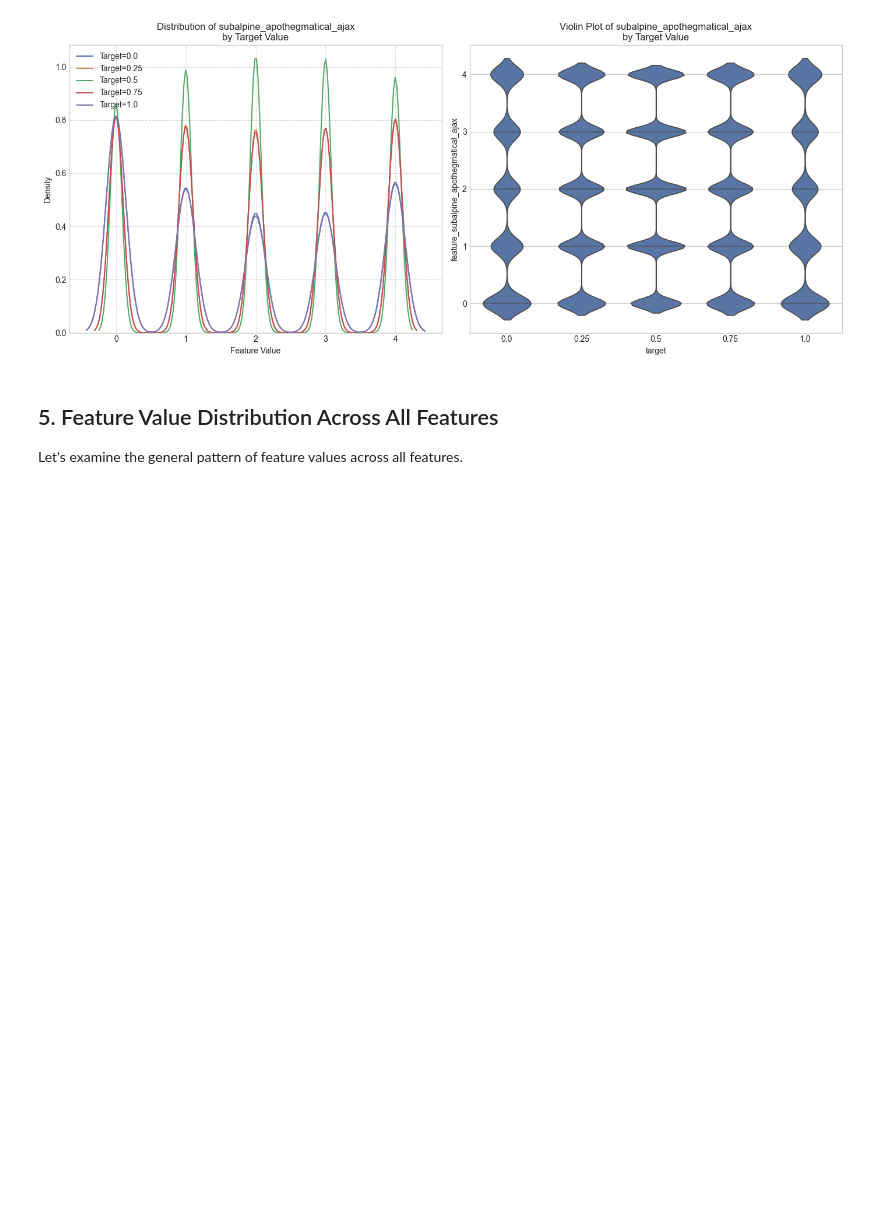
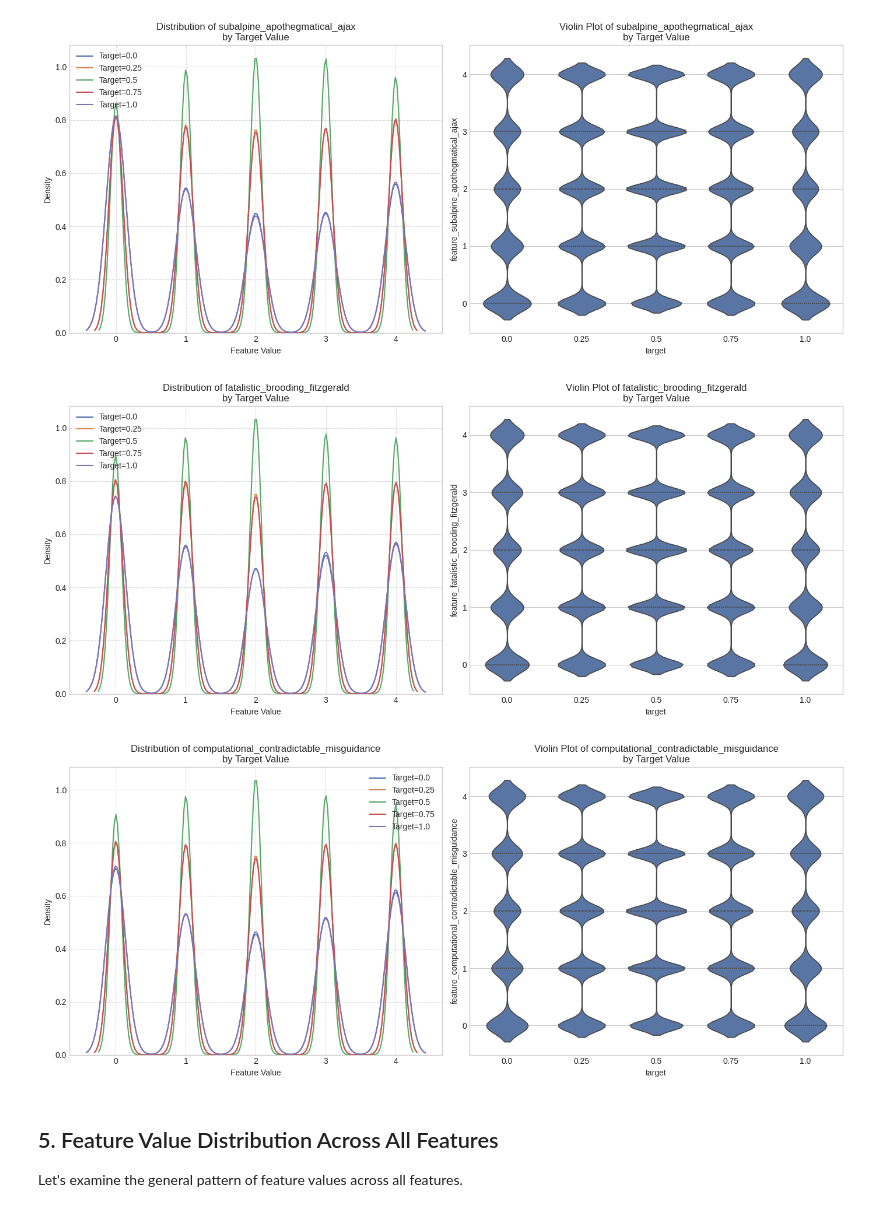
Before and after one commit to MarcoFurrer/dspro2, a Jupyter notebook: notebooks/correlation/feature_target_analysis.ipynb, the cells around one changed output. Drawn from its saved outputs; the diff is of its cells as text; code cells hidden in the pictures; blank space fills up the shorter version.

```diff
--- a/notebooks/correlation/feature_target_analysis.ipynb
+++ b/notebooks/correlation/feature_target_analysis.ipynb
@@ -19,6 +26,6 @@ plt.rcParams['axes.grid'] = True
 # %%
 # Load dataset
-df = pd.read_parquet('data/train.parquet')
+df = pd.read_parquet('../../data/data/train.parquet')
 print(f"Dataset shape: {df.shape}")
 
 # Display first few rows
@@ -313,6 +320,19 @@ for feature in top_correlated[:3]:  # Analyze top 3
 [figure]
 [figure]
 [figure]
+# %%
+# Liste der interessanten Features
+features_to_plot = [
+    'feature_fatalistic_brooding_fitzgerald',
+    'feature_computational_contradictable_misguidance'
+]
+
+# Plots erzeugen
+for feature in features_to_plot:
+    plot_feature_by_target(feature)
+# %% [output]
+[figure, added]
+[figure, added]
 # %%
 # Let's also look at features with high percentage of zeros
 if extreme_features:
```
Also changed, not shown: parts of 1 cell of this notebook.
